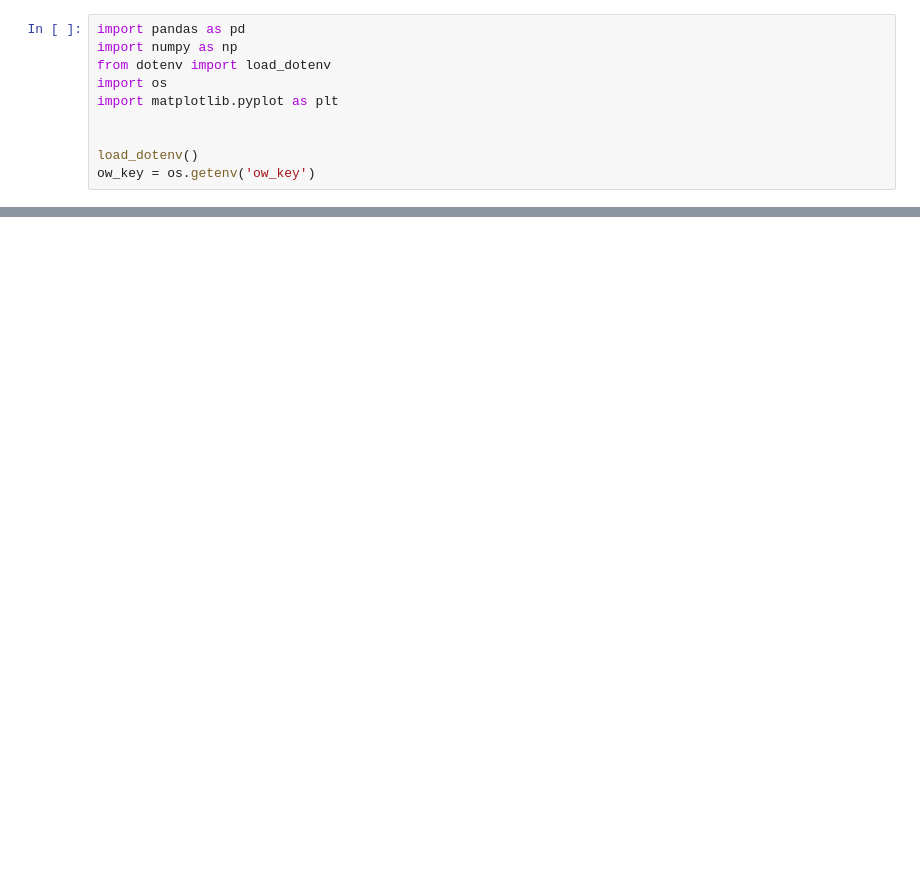
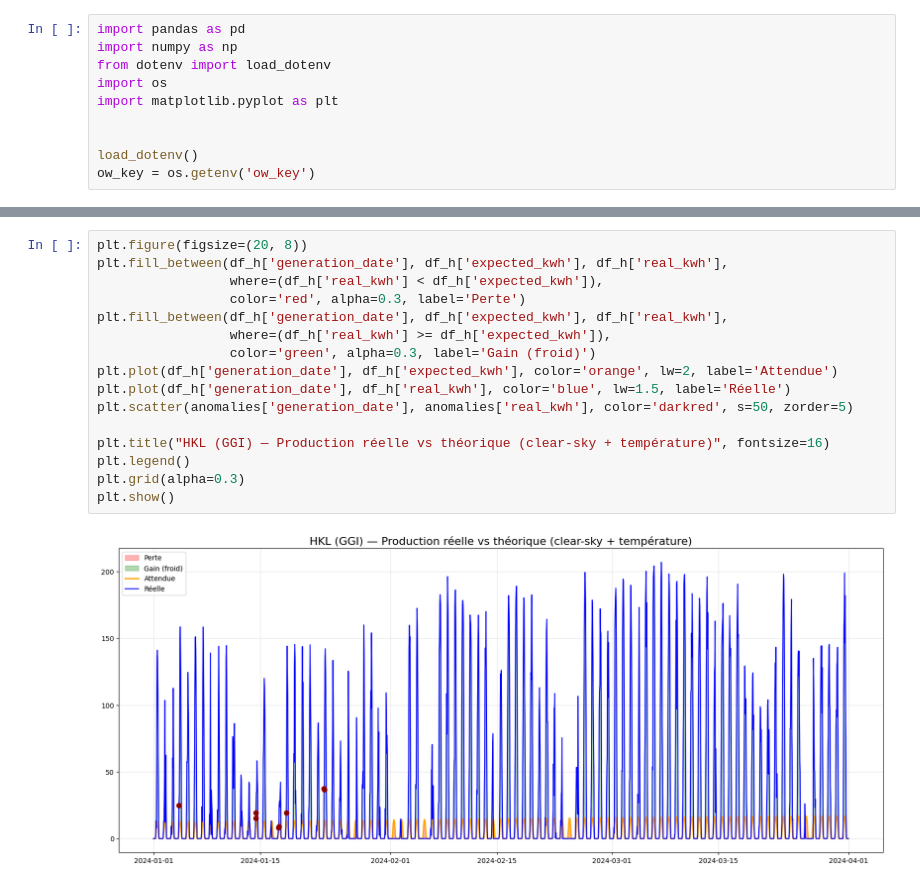
Before and after one commit to 75016paris/solshare, a Jupyter notebook: HKL.ipynb, the cells around one changed output, grey strips where cells are left out. Cells and saved outputs as stored; diff of their text form; blank space fills up the shorter version.

```diff
--- a/HKL.ipynb
+++ b/HKL.ipynb
@@ -315,0 +752,18 @@ SyntaxError: invalid syntax (1964842635.py, line 31)
+# %%
+plt.figure(figsize=(20, 8))
+plt.fill_between(df_h['generation_date'], df_h['expected_kwh'], df_h['real_kwh'],
+                 where=(df_h['real_kwh'] < df_h['expected_kwh']),
+                 color='red', alpha=0.3, label='Perte')
+plt.fill_between(df_h['generation_date'], df_h['expected_kwh'], df_h['real_kwh'],
+                 where=(df_h['real_kwh'] >= df_h['expected_kwh']),
+                 color='green', alpha=0.3, label='Gain (froid)')
+plt.plot(df_h['generation_date'], df_h['expected_kwh'], color='orange', lw=2, label='Attendue')
+plt.plot(df_h['generation_date'], df_h['real_kwh'], color='blue', lw=1.5, label='Réelle')
+plt.scatter(anomalies['generation_date'], anomalies['real_kwh'], color='darkred', s=50, zorder=5)
+
+plt.title("HKL (GGI) — Production réelle vs théorique (clear-sky + température)", fontsize=16)
+plt.legend()
+plt.grid(alpha=0.3)
+plt.show()
+# %% [output]
+[figure, added]
```
Also changed, not shown: parts of 51 cells of this notebook, 1 other file.
